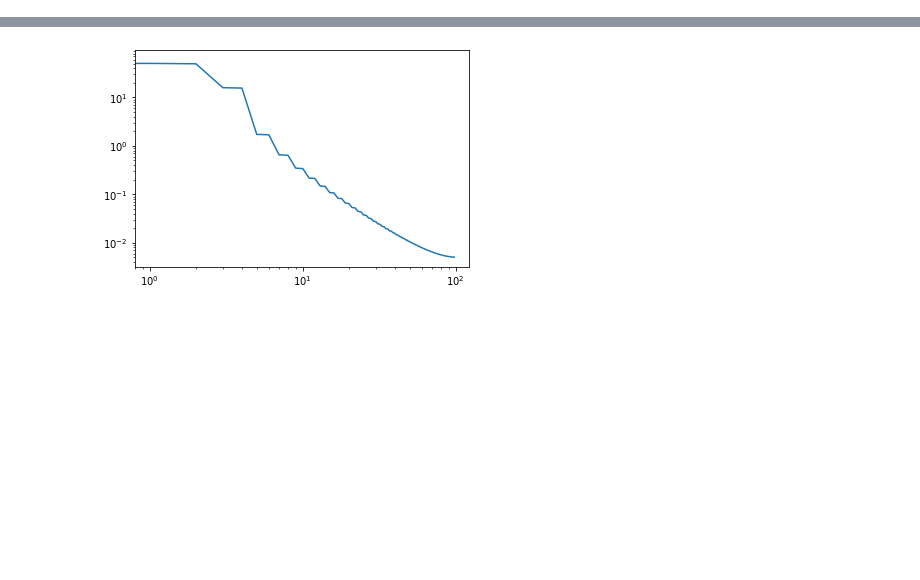
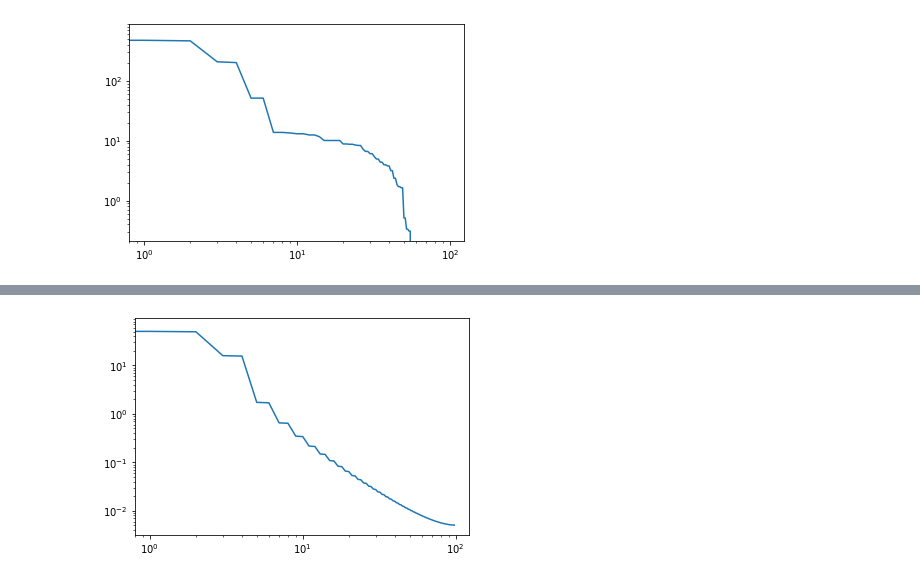
Before and after one commit to genglinliu/NTK-study, a Jupyter notebook: NTK.ipynb, the cells around one changed output, grey strips where cells are left out. Cells and saved outputs as stored; diff of their text form; code cells hidden in the pictures; blank space fills up the shorter version.

```diff
--- a/NTK.ipynb
+++ b/NTK.ipynb
@@ -101,0 +119,4 @@ calc_NTK_2d(numerical_kernel_entry)
+# %%
+calc_NTK_2d(numerical_kernel_entry) # K = 3
+# %% [output]
+[figure, added]
```
Also changed, not shown: parts of 10 cells of this notebook.
